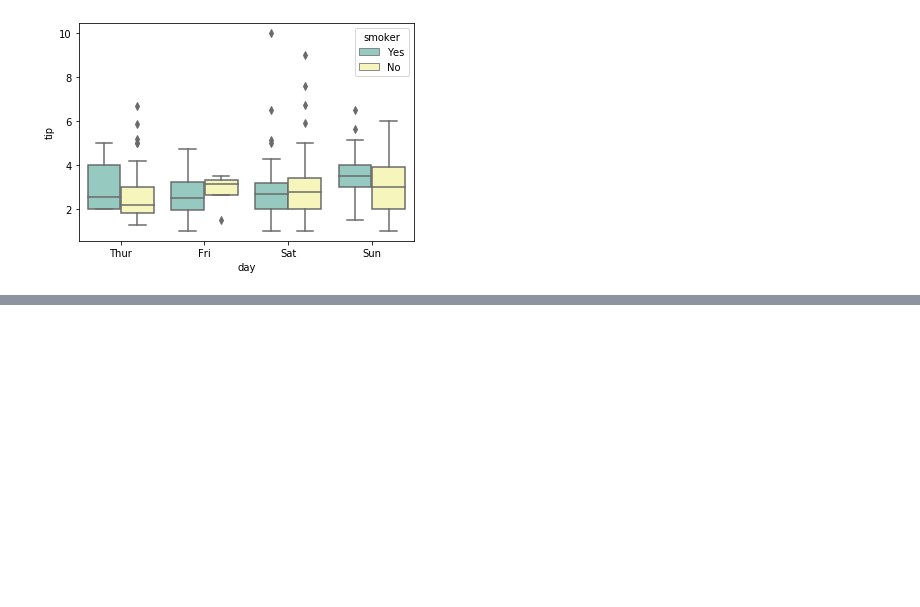
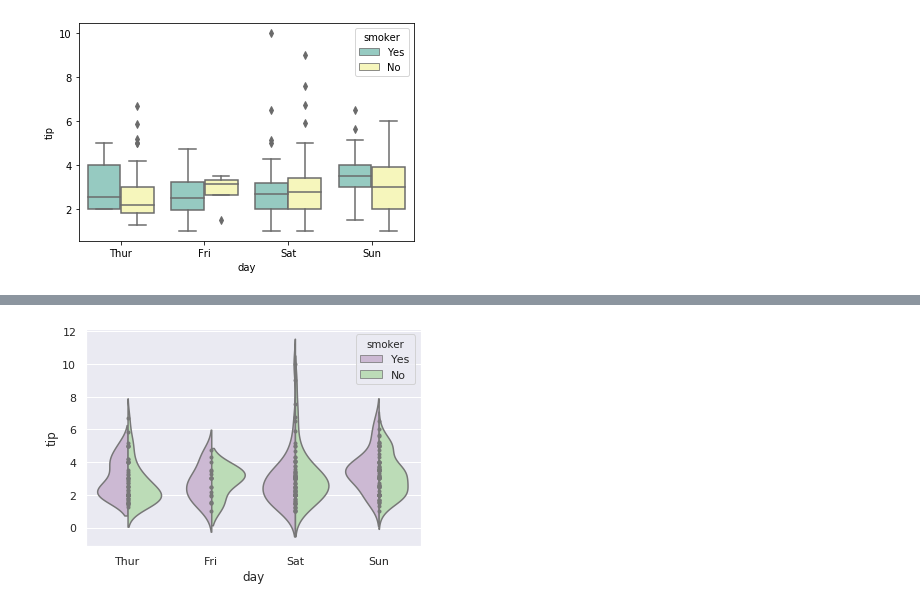
Before and after one commit to mebaysan/VeriBilimi, a Jupyter notebook: 3-)KesifciVeriAnaliziVeVeriGorsellestirme/tum_notlar.ipynb, the cells around one changed output, grey strips where cells are left out. Saved outputs shown, nothing was run; the diff lists cells and outputs as text; code cells hidden in the pictures; blank space fills up the shorter version.

```diff
--- a/3-)KesifciVeriAnaliziVeVeriGorsellestirme/tum_notlar.ipynb
+++ b/3-)KesifciVeriAnaliziVeVeriGorsellestirme/tum_notlar.ipynb
@@ -1296,0 +1327,12 @@ sns.boxplot(x='day',
+# %%
+sns.set(style = 'darkgrid')
+sns.violinplot(x = 'day',
+               y = 'tip',
+               hue = 'smoker',
+               data = df,
+               palette = 'PRGn',
+               split=True, # 2 kümeyi birbirinden ayırır
+               inner='point' # nokta nokta verileri görebiliriz
+              );
+# %% [output]
+[figure, added]
```
Also changed, not shown: parts of 39 cells of this notebook.
